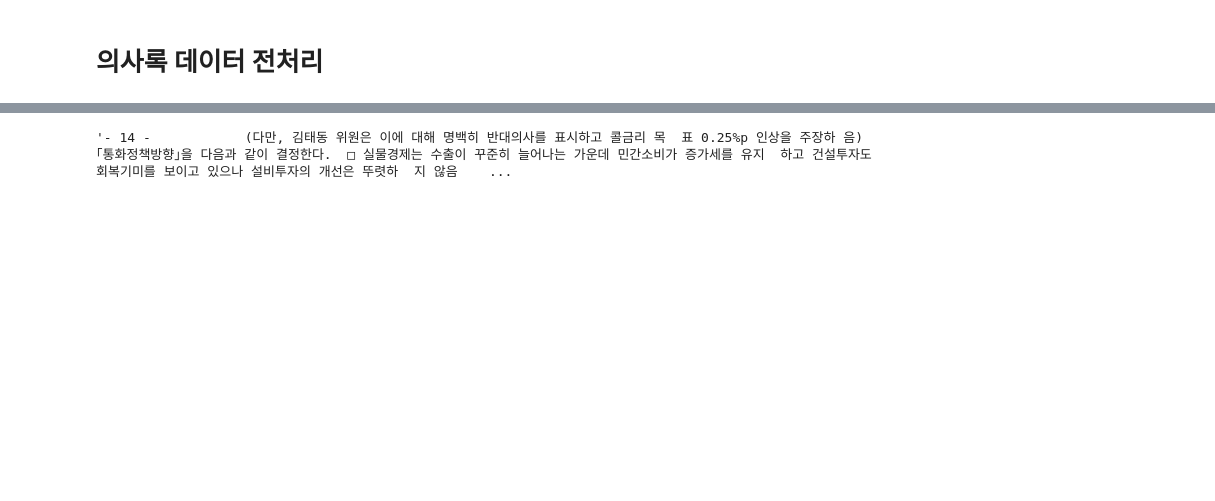
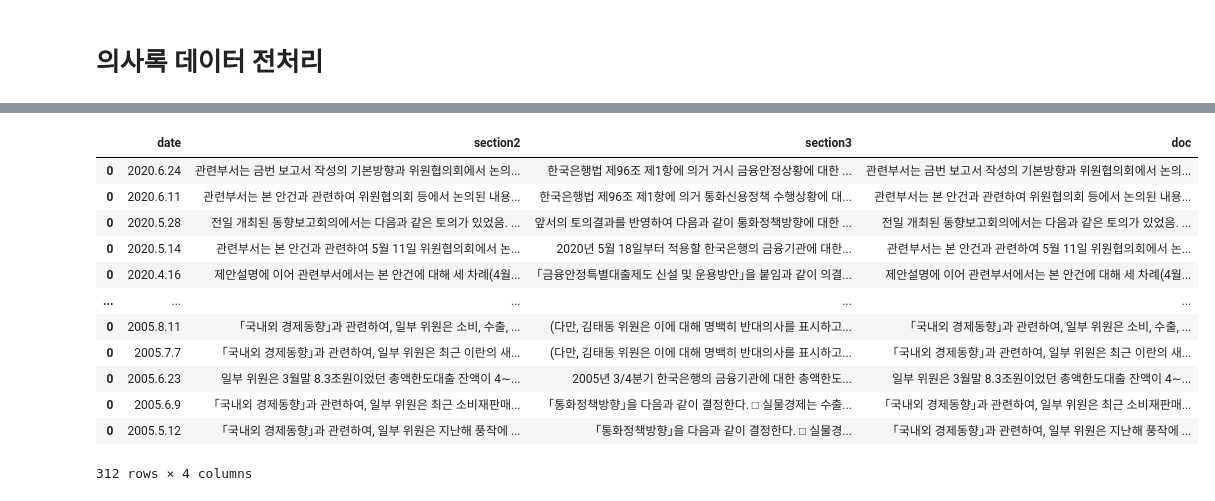
Before and after one commit to Dev-hottae/bok_project, a Jupyter notebook: bok_crawling/BOK_crawler.ipynb, the cells around one changed output, grey strips where cells are left out. Cells and saved outputs as stored; diff of their text form; code cells hidden in the pictures; blank space fills up the shorter version.

```diff
--- a/bok_crawling/BOK_crawler.ipynb
+++ b/bok_crawling/BOK_crawler.ipynb
@@ -167,5 +223,5 @@ bok_df.iloc[30]['text']
 '2018년도 제23차\n\n금융통화위원회(정기) 의사록\n\n한 국 은 행\n\n\n\n- 1 -\n\n1. 일 자 2018년 12월 6일(목)\n\n2. 장 소 금융통화위원회 회의실\n\n3. 출석위원 이 주 열 의 장(총재)\n\n이 일 형 위 원\n\n조 동 철 위 원\n\n고 승 범 위 원\n\n신 인 석 위 원\n\n윤 면 식 위 원(부총재)\n ...
 # %%
 import pandas as pd
-bok_datas = pd.read_csv('bok_split_section.csv',encoding='utf-8')
-bok_datas = bok_datas[['date', 'section2', 'section3']]
+bok_datas = pd.read_csv('bok_split_section.csv',encoding='utf-8', index_col = 0)
+# bok_datas = bok_datas[['date', 'section2', 'section3']]
@@ -322,7 +281,19 @@ bok_datas
 # %%
-bok_datas['section3'][308]
+bok_datas
 # %% [output]
+|  | date | section2 | section3 | doc |
+| 0 | 2020.6.24 | 관련부서는 금번 보고서 작성의 기본방향과 위원협의회에서 논의... | 한국은행법 제96조 제1항에 의거 거시 금융안정상황에 대한 ... | 관련부서는 금번 보고서 작성의 기본방향과 위원협의회에서 논의... |
+| 0 | 2020.6.11 | 관련부서는 본 안건과 관련하여 위원협의회 등에서 논의된 내용... | 한국은행법 제96조 제1항에 의거 통화신용정책 수행상황에 대... | 관련부서는 본 안건과 관련하여 위원협의회 등에서 논의된 내용... |
+| 0 | 2020.5.28 | 전일 개최된 동향보고회의에서는 다음과 같은 토의가 있었음. ... | 앞서의 토의결과를 반영하여 다음과 같이 통화정책방향에 대한 ... | 전일 개최된 동향보고회의에서는 다음과 같은 토의가 있었음. ... |
+| 0 | 2020.5.14 | 관련부서는 본 안건과 관련하여 5월 11일 위원협의회에서 논... | 2020년 5월 18일부터 적용할 한국은행의 금융기관에 대한... | 관련부서는 본 안건과 관련하여 5월 11일 위원협의회에서 논... |
+| 0 | 2020.4.16 | 제안설명에 이어 관련부서에서는 본 안건에 대해 세 차례(4월... | ｢금융안정특별대출제도 신설 및 운용방안｣을 붙임과 같이 의결... | 제안설명에 이어 관련부서에서는 본 안건에 대해 세 차례(4월... |
+| ... | ... | ... | ... | ... |
+| 0 | 2005.8.11 | ｢국내외 경제동향｣과 관련하여, 일부 위원은 소비, 수출, ... | (다만, 김태동 위원은 이에 대해 명백히 반대의사를 표시하고... | ｢국내외 경제동향｣과 관련하여, 일부 위원은 소비, 수출, ... |
+| 0 | 2005.7.7 | ｢국내외 경제동향｣과 관련하여, 일부 위원은 최근 이란의 새... | (다만, 김태동 위원은 이에 대해 명백히 반대의사를 표시하고... | ｢국내외 경제동향｣과 관련하여, 일부 위원은 최근 이란의 새... |
+| 0 | 2005.6.23 | 일부 위원은 3월말 8.3조원이었던 총액한도대출 잔액이 4∼... | 2005년 3/4분기 한국은행의 금융기관에 대한 총액한도... | 일부 위원은 3월말 8.3조원이었던 총액한도대출 잔액이 4∼... |
+| 0 | 2005.6.9 | ｢국내외 경제동향｣과 관련하여, 일부 위원은 최근 소비재판매... | ｢통화정책방향｣을 다음과 같이 결정한다. □ 실물경제는 수출... | ｢국내외 경제동향｣과 관련하여, 일부 위원은 최근 소비재판매... |
+| 0 | 2005.5.12 | ｢국내외 경제동향｣과 관련하여, 일부 위원은 지난해 풍작에 ... | ｢통화정책방향｣을 다음과 같이 결정한다. □ 실물경... | ｢국내외 경제동향｣과 관련하여, 일부 위원은 지난해 풍작에 ... |
-'- 14 -            (다만, 김태동 위원은 이에 대해 명백히 반대의사를 표시하고 콜금리 목  표 0.25%p 인상을 주장하 음)            ｢통화정책방향｣을 다음과 같이 결정한다.  □ 실물경제는 수출이 꾸준히 늘어나는 가운데 민간소비가 증가세를 유지  하고 건설투자도 회복기미를 보이고 있으나 설비투자의 개선은 뚜렷하  지 않음    ...
+312 rows × 4 columns
 # %%
 # 합치기
 
```
Also changed, not shown: parts of 33 cells of this notebook, 4 other files.
